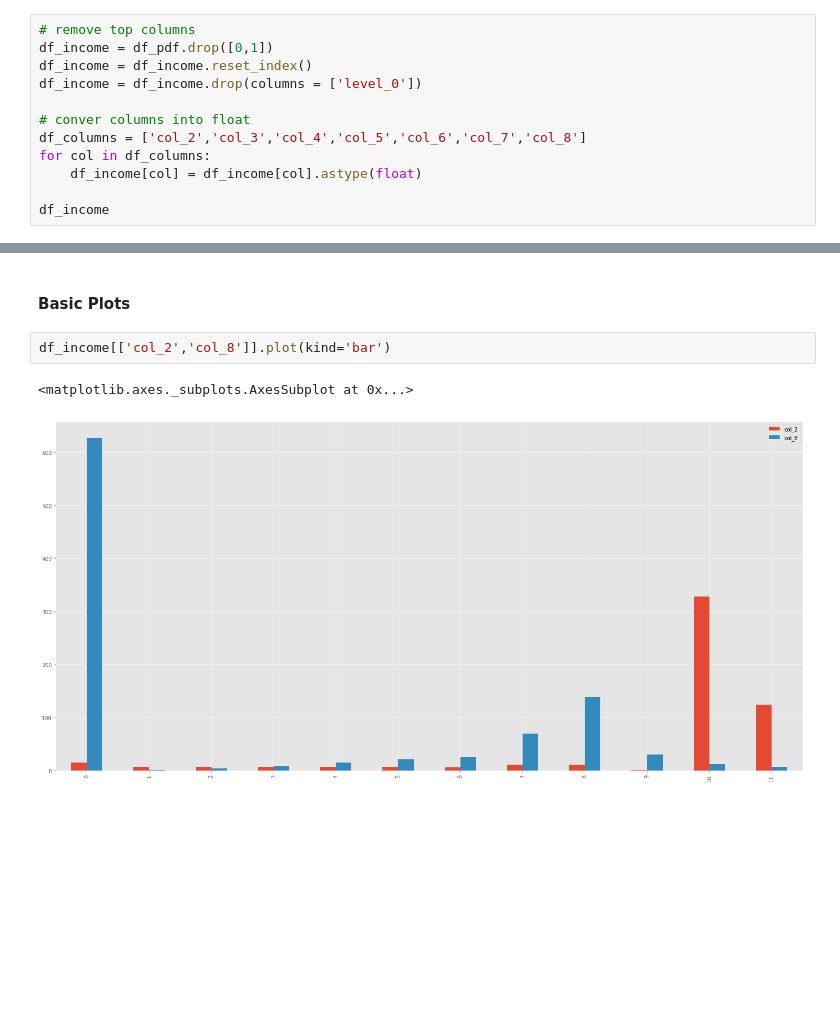
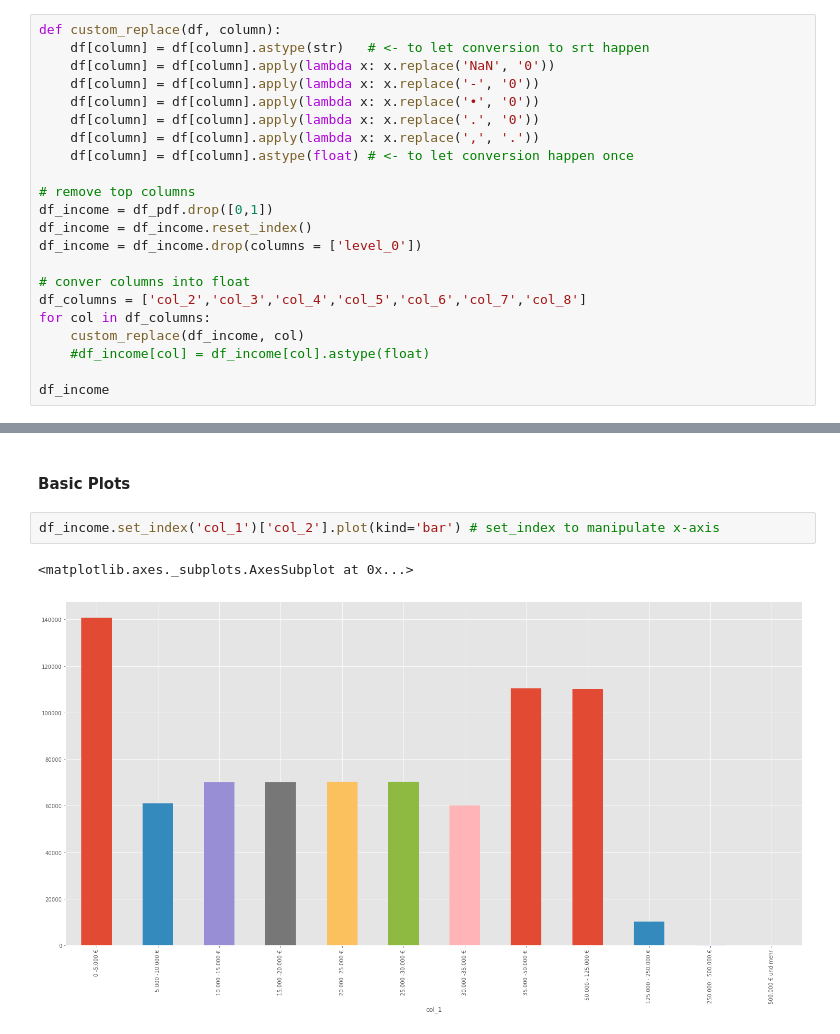
Before and after one commit to vdmitriyev/data-analysis-notebooks, a Jupyter notebook: data-in-pdf-tables/pdf-tables-converter-and-analysis.ipynb, the cells around one changed output, grey strips where cells are left out. Drawn from its saved outputs; the diff is of its cells as text; blank space fills up the shorter version.

```diff
--- a/data-in-pdf-tables/pdf-tables-converter-and-analysis.ipynb
+++ b/data-in-pdf-tables/pdf-tables-converter-and-analysis.ipynb
@@ -236,6 +236,15 @@ df_pdf
 | 12 | 18 | 250.000 - 500.000 € | 328 | 112.169 | 110.435 | 98.125 | 35.206 | 36.385 | 11.657 |
 | 13 | 19 | 500.000 € und mehr | 124 | 150.883 | 149.368 | 140.800 | 42.888 | 20.372 | 7.513 |
 # %%
+def custom_replace(df, column):
+    df[column] = df[column].astype(str)   # <- to let conversion to srt happen
+    df[column] = df[column].apply(lambda x: x.replace('NaN', '0'))
+    df[column] = df[column].apply(lambda x: x.replace('-', '0'))
+    df[column] = df[column].apply(lambda x: x.replace('•', '0'))
+    df[column] = df[column].apply(lambda x: x.replace('.', '0'))
+    df[column] = df[column].apply(lambda x: x.replace(',', '.'))
+    df[column] = df[column].astype(float) # <- to let conversion happen once
+
 # remove top columns
 df_income = df_pdf.drop([0,1])
 df_income = df_income.reset_index()
@@ -244,7 +253,8 @@ df_income = df_income.drop(columns = ['level_0'])
 # conver columns into float
 df_columns = ['col_2','col_3','col_4','col_5','col_6','col_7','col_8']
 for col in df_columns:
-    df_income[col] = df_income[col].astype(float)
+    custom_replace(df_income, col)
+    #df_income[col] = df_income[col].astype(float)
 
 df_income
 # %% [output]
@@ -264,7 +274,7 @@ df_income
 # %% [markdown]
 #### Basic Plots
 # %%
-df_income[['col_2','col_8']].plot(kind='bar')
+df_income.set_index('col_1')['col_2'].plot(kind='bar') # set_index to manipulate x-axis
 # %% [output]
 <matplotlib.axes._subplots.AxesSubplot at 0x...>
-[figure, old version]
+[figure, new version]
```
Also changed, not shown: parts of 3 cells of this notebook.
